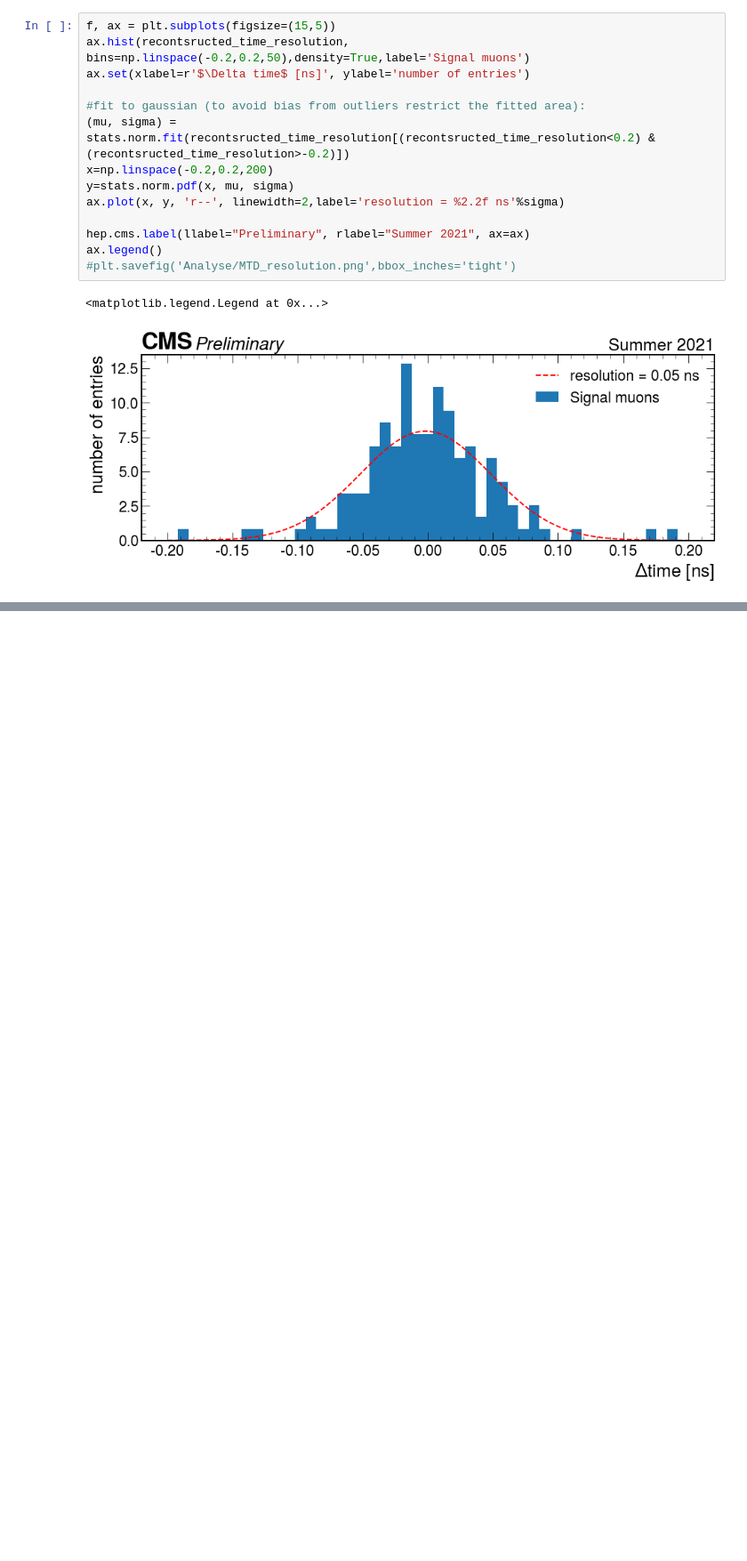
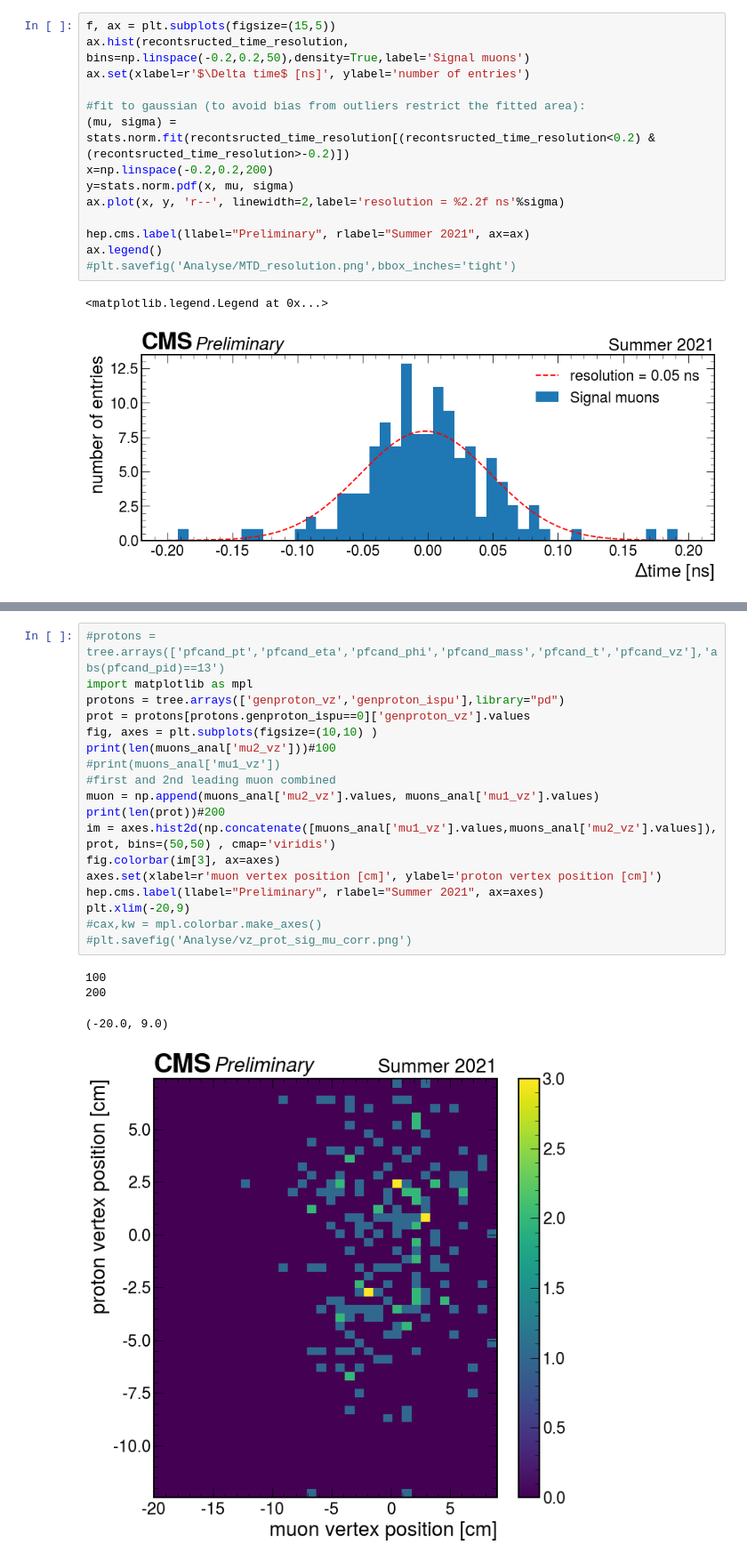
Before and after one commit to jloemker/SWAN, a Jupyter notebook: Analysis_notebook.ipynb, the cells around one changed output, grey strips where cells are left out. Shown at 89% size. Cells and saved outputs as stored; diff of their text form; blank space fills up the shorter version.

```diff
--- a/Analysis_notebook.ipynb
+++ b/Analysis_notebook.ipynb
@@ -358,4 +361,27 @@ plt.xlim(-20,9)
 [figure]
+# %%
+#protons = tree.arrays(['pfcand_pt','pfcand_eta','pfcand_phi','pfcand_mass','pfcand_t','pfcand_vz'],'abs(pfcand_pid)==13')
+import matplotlib as mpl
+protons = tree.arrays(['genproton_vz','genproton_ispu'],library="pd")
+prot = protons[protons.genproton_ispu==0]['genproton_vz'].values
+fig, axes = plt.subplots(figsize=(10,10) )
+print(len(muons_anal['mu2_vz']))#100
+#print(muons_anal['mu1_vz'])
+#first and 2nd leading muon combined
+muon = np.append(muons_anal['mu2_vz'].values, muons_anal['mu1_vz'].values)
+print(len(prot))#200
+im = axes.hist2d(np.concatenate([muons_anal['mu1_vz'].values,muons_anal['mu2_vz'].values]), prot, bins=(50,50) , cmap='viridis')
+fig.colorbar(im[3], ax=axes)
+axes.set(xlabel=r'muon vertex position [cm]', ylabel='proton vertex position [cm]')
+hep.cms.label(llabel="Preliminary", rlabel="Summer 2021", ax=axes)
+plt.xlim(-20,9)
+#cax,kw = mpl.colorbar.make_axes()
+#plt.savefig('Analyse/vz_prot_sig_mu_corr.png')
+# %% [output]
+100
+200
+(-20.0, 9.0)
+[figure, added]
 # %%
 import matplotlib as mpl
 
```
Also changed, not shown: parts of 11 cells of this notebook.
